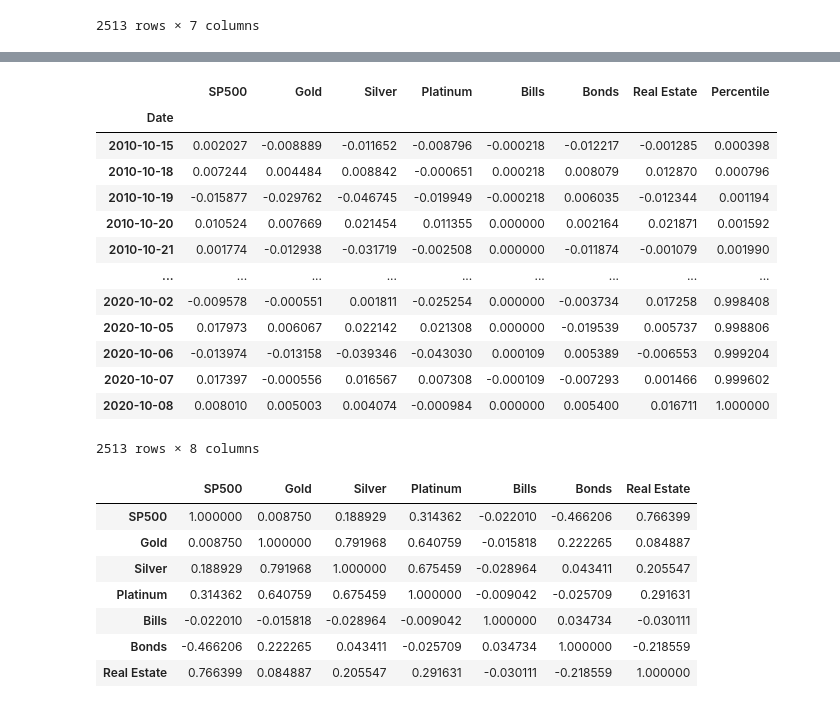
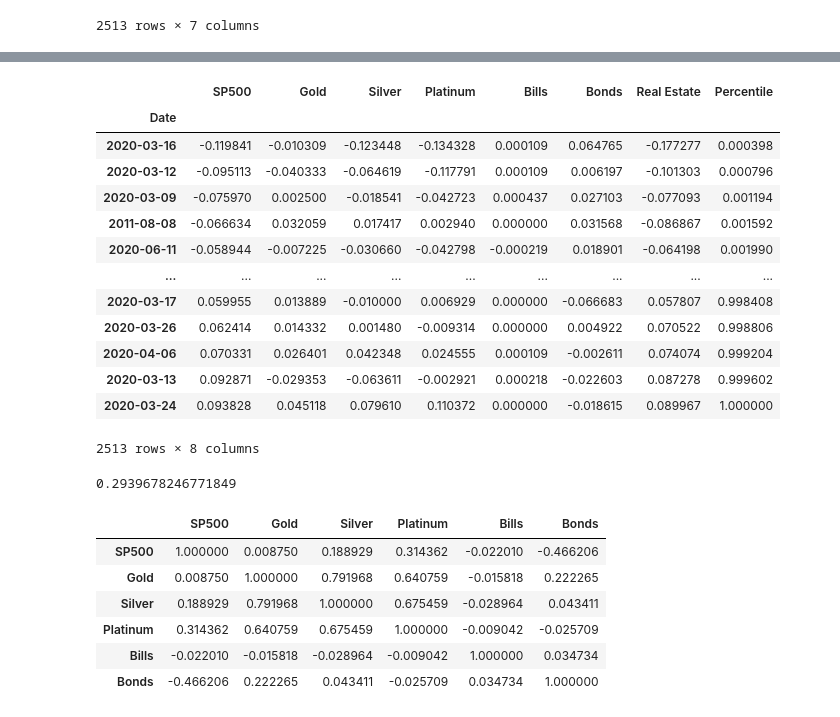
Before and after one commit to nafissaad/Tutorial1, a Jupyter notebook: Tutorial/Python for finance/VAR/Hedge and Safe haven assets.ipynb, the cells around one changed output, grey strips where cells are left out. Drawn from its saved outputs; the diff is of its cells as text; code cells hidden in the pictures.

```diff
--- a/Tutorial/Python for finance/VAR/Hedge and Safe haven assets.ipynb
+++ b/Tutorial/Python for finance/VAR/Hedge and Safe haven assets.ipynb
@@ -51,8 +51,6 @@ returns
 | 2020-10-07 | 0.017397 | -0.000556 | 0.016567 | 0.007308 | -0.000109 | -0.007293 | 0.001466 |
 | 2020-10-08 | 0.008010 | 0.005003 | 0.004074 | -0.000984 | 0.000000 | 0.005400 | 0.016711 |
 2513 rows × 7 columns
-# %%
-randked_return=pd.DataFrame(index=returns.index)
-for i in df.columns:
-    randked_return[i]=returns[i].sort_values(ascending=True).values
-randked_return=randked_return.dropna()
+# %%
+ranked=returns[['SP500','Gold','Silver','Platinum','Bills','Bonds','Real Estate']].sort_values(ascending=True,by='SP500')
+ranked
@@ -59,33 +72,35 @@ randked_return=randked_return.dropna()
 # %%
-randked_return['Percentile']=[i/len(randked_return) for i in range(1,len(randked_return)+1)]
-returns['Percentile']=[i/len(randked_return) for i in range(1,len(randked_return)+1)]
-returns
+ranked['Percentile']=[i/len(ranked) for i in range(1,len(ranked)+1)]
+ranked
 # %% [output]
 |  | SP500 | Gold | Silver | Platinum | Bills | Bonds | Real Estate | Percentile |
 | Date |  |  |  |  |  |  |  |  |
-| 2010-10-15 | 0.002027 | -0.008889 | -0.011652 | -0.008796 | -0.000218 | -0.012217 | -0.001285 | 0.000398 |
-| 2010-10-18 | 0.007244 | 0.004484 | 0.008842 | -0.000651 | 0.000218 | 0.008079 | 0.012870 | 0.000796 |
-| 2010-10-19 | -0.015877 | -0.029762 | -0.046745 | -0.019949 | -0.000218 | 0.006035 | -0.012344 | 0.001194 |
-| 2010-10-20 | 0.010524 | 0.007669 | 0.021454 | 0.011355 | 0.000000 | 0.002164 | 0.021871 | 0.001592 |
-| 2010-10-21 | 0.001774 | -0.012938 | -0.031719 | -0.002508 | 0.000000 | -0.011874 | -0.001079 | 0.001990 |
+| 2020-03-16 | -0.119841 | -0.010309 | -0.123448 | -0.134328 | 0.000109 | 0.064765 | -0.177277 | 0.000398 |
+| 2020-03-12 | -0.095113 | -0.040333 | -0.064619 | -0.117791 | 0.000109 | 0.006197 | -0.101303 | 0.000796 |
+| 2020-03-09 | -0.075970 | 0.002500 | -0.018541 | -0.042723 | 0.000437 | 0.027103 | -0.077093 | 0.001194 |
+| 2011-08-08 | -0.066634 | 0.032059 | 0.017417 | 0.002940 | 0.000000 | 0.031568 | -0.086867 | 0.001592 |
+| 2020-06-11 | -0.058944 | -0.007225 | -0.030660 | -0.042798 | -0.000219 | 0.018901 | -0.064198 | 0.001990 |
 | ... | ... | ... | ... | ... | ... | ... | ... | ... |
-| 2020-10-02 | -0.009578 | -0.000551 | 0.001811 | -0.025254 | 0.000000 | -0.003734 | 0.017258 | 0.998408 |
-| 2020-10-05 | 0.017973 | 0.006067 | 0.022142 | 0.021308 | 0.000000 | -0.019539 | 0.005737 | 0.998806 |
-| 2020-10-06 | -0.013974 | -0.013158 | -0.039346 | -0.043030 | 0.000109 | 0.005389 | -0.006553 | 0.999204 |
-| 2020-10-07 | 0.017397 | -0.000556 | 0.016567 | 0.007308 | -0.000109 | -0.007293 | 0.001466 | 0.999602 |
-| 2020-10-08 | 0.008010 | 0.005003 | 0.004074 | -0.000984 | 0.000000 | 0.005400 | 0.016711 | 1.000000 |
+| 2020-03-17 | 0.059955 | 0.013889 | -0.010000 | 0.006929 | 0.000000 | -0.066683 | 0.057807 | 0.998408 |
+| 2020-03-26 | 0.062414 | 0.014332 | 0.001480 | -0.009314 | 0.000000 | 0.004922 | 0.070522 | 0.998806 |
+| 2020-04-06 | 0.070331 | 0.026401 | 0.042348 | 0.024555 | 0.000109 | -0.002611 | 0.074074 | 0.999204 |
+| 2020-03-13 | 0.092871 | -0.029353 | -0.063611 | -0.002921 | 0.000218 | -0.022603 | 0.087278 | 0.999602 |
+| 2020-03-24 | 0.093828 | 0.045118 | 0.079610 | 0.110372 | 0.000000 | -0.018615 | 0.089967 | 1.000000 |
 2513 rows × 8 columns
+# %%
+ranked[(ranked.Percentile>0.0) & (ranked.Percentile<0.01)][['SP500','Gold']].corr().values[0][1]
+# %% [output]
+0.2939678246771849
 # %%
-returns[randked_return.columns[:-1]].corr()
+returns[returns.columns[:-1]].corr()
 # %% [output]
-|  | SP500 | Gold | Silver | Platinum | Bills | Bonds | Real Estate |
-| SP500 | 1.000000 | 0.008750 | 0.188929 | 0.314362 | -0.022010 | -0.466206 | 0.766399 |
-| Gold | 0.008750 | 1.000000 | 0.791968 | 0.640759 | -0.015818 | 0.222265 | 0.084887 |
-| Silver | 0.188929 | 0.791968 | 1.000000 | 0.675459 | -0.028964 | 0.043411 | 0.205547 |
-| Platinum | 0.314362 | 0.640759 | 0.675459 | 1.000000 | -0.009042 | -0.025709 | 0.291631 |
-| Bills | -0.022010 | -0.015818 | -0.028964 | -0.009042 | 1.000000 | 0.034734 | -0.030111 |
-| Bonds | -0.466206 | 0.222265 | 0.043411 | -0.025709 | 0.034734 | 1.000000 | -0.218559 |
-| Real Estate | 0.766399 | 0.084887 | 0.205547 | 0.291631 | -0.030111 | -0.218559 | 1.000000 |
+|  | SP500 | Gold | Silver | Platinum | Bills | Bonds |
+| SP500 | 1.000000 | 0.008750 | 0.188929 | 0.314362 | -0.022010 | -0.466206 |
+| Gold | 0.008750 | 1.000000 | 0.791968 | 0.640759 | -0.015818 | 0.222265 |
+| Silver | 0.188929 | 0.791968 | 1.000000 | 0.675459 | -0.028964 | 0.043411 |
+| Platinum | 0.314362 | 0.640759 | 0.675459 | 1.000000 | -0.009042 | -0.025709 |
+| Bills | -0.022010 | -0.015818 | -0.028964 | -0.009042 | 1.000000 | 0.034734 |
+| Bonds | -0.466206 | 0.222265 | 0.043411 | -0.025709 | 0.034734 | 1.000000 |
 # %%
 Conditional_Corr=pd.DataFrame(columns=[returns.columns],index=[[i/100 for i in [0,1,5,10,20,30,40,50,60,70,80,90,95,99]],[i/100 for i in [1,5,10,20,30,40,50,60,70,80,90,95,99,100]]])
 Conditional_Corr
```
Also changed, not shown: parts of 11 cells of this notebook.
